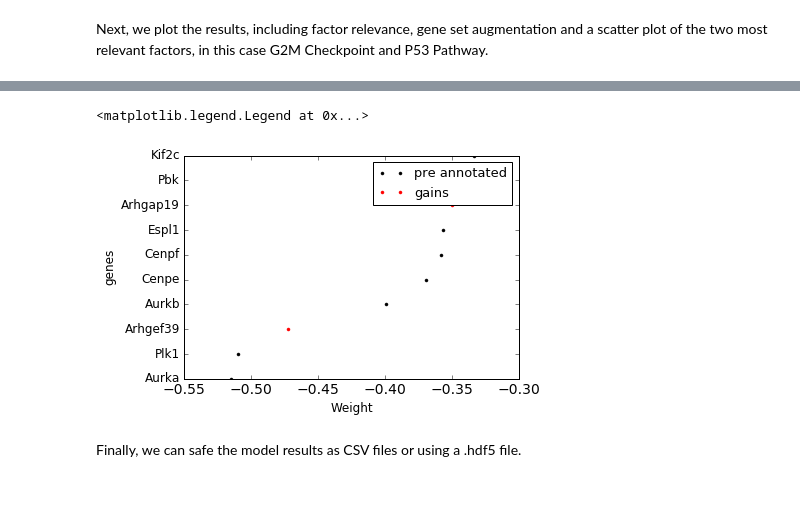
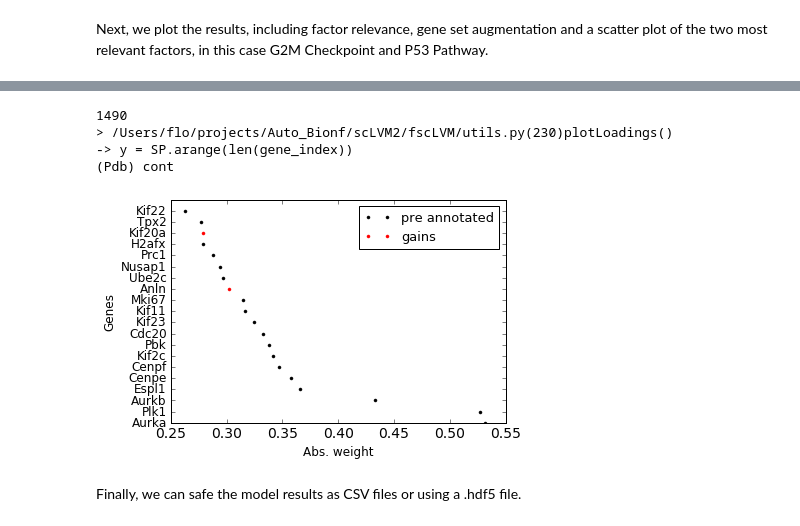
Before and after one commit to bioFAM/slalom, a Jupyter notebook: ipynb/f-scLVM.ipynb, the cells around one changed output, grey strips where cells are left out. Saved outputs shown, nothing was run; the diff lists cells and outputs as text; code cells hidden in the pictures; blank space fills up the shorter version.

```diff
--- a/ipynb/f-scLVM.ipynb
+++ b/ipynb/f-scLVM.ipynb
@@ -122,39 +116,15 @@ plotFactors(X=X, lab=data['lab'], terms=['G2m checkpoint','P53 pathway'], isCont
-# %%
-#get changes genes ?
-changed=FA.getNchanged()
-#explore changes to G2M checkpoint factor
-terms = ['G2m checkpoint']
-Zchanged = FA.getZchanged(terms)[:,0]
-W        = FA.getW(terms)[:,0]
-
-#plot weights
-n_genes = 10
-Wabs = sp.absolute(W)
-gene_index = sp.argsort(Wabs)[::-1][0:n_genes]
-
-Igain = (Zchanged[gene_index]==1)
-Iloss = (Zchanged[gene_index]==-1)
-Ielse = (Zchanged[gene_index]==0)
-#this should really be internal to FA. FA should use a dataframe as inptu with
-#labeled cells and genes.
-gene_labels = data['genes'][gene_index]
-pl.xlabel('Weight')
-pl.ylabel('genes')
-
-
-y = sp.arange(len(gene_index))
-if Ielse.any():
-    pl.plot(W[gene_index][Ielse],y[Ielse],'k.',label='pre annotated')
-if Igain.any():
-    pl.plot(W[gene_index][Igain],y[Igain],'r.',label='gains')
-if Iloss.any():
-    pl.plot(W[gene_index][Iloss],y[Iloss],'b.',label='losses')
-pl.yticks(y,gene_labels)
-
-pl.legend()
-# %% [output]
-<matplotlib.legend.Legend at 0x...>
-[figure, removed]
+# %%
+#visualize changes for the G2m checkpoint
+print len(FA.gene_ids)
+import fscLVM.utils as utils
+reload(utils)
+utils.plotLoadings(FA, 'G2m checkpoint', n_genes=20)
+# %% [output]
+1490
+> /Users/flo/projects/Auto_Bionf/scLVM2/fscLVM/utils.py(230)plotLoadings()
+-> y = SP.arange(len(gene_index))
+(Pdb) cont
+[figure, added]
 # %% [markdown]
 Finally, we can safe the model results as CSV files or using a .hdf5 file.
 # %%
```
Also changed, not shown: parts of 7 cells of this notebook, 3 other files.
